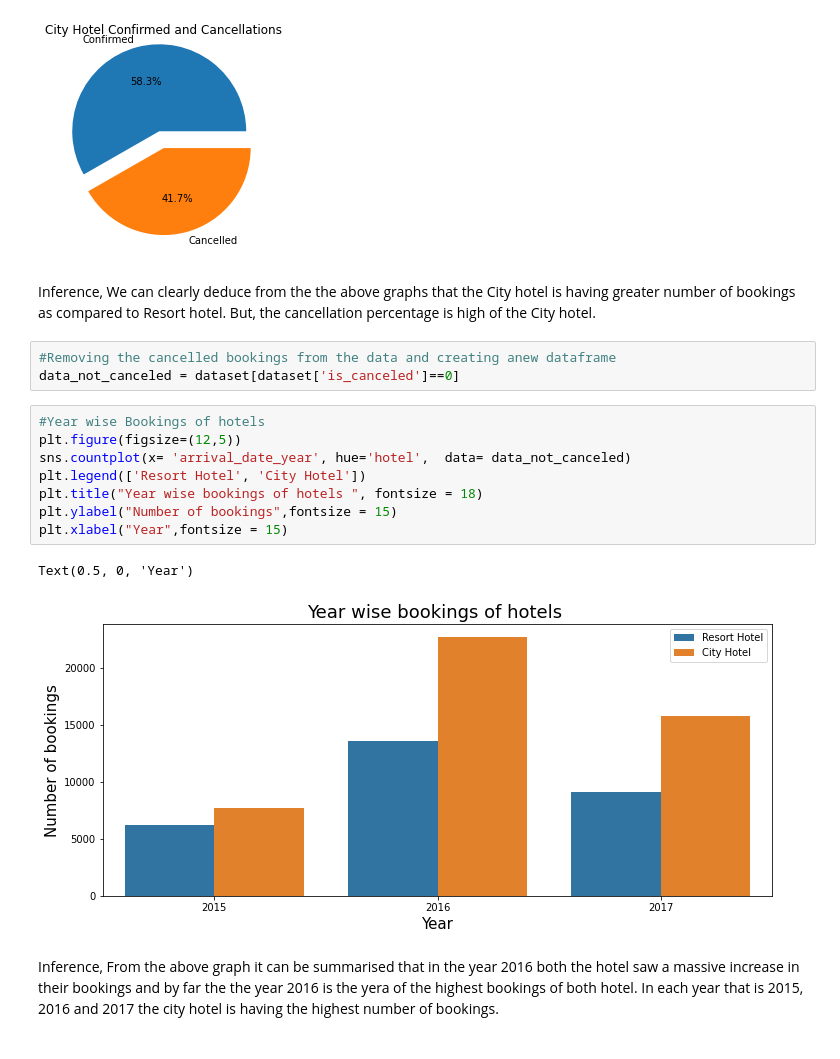
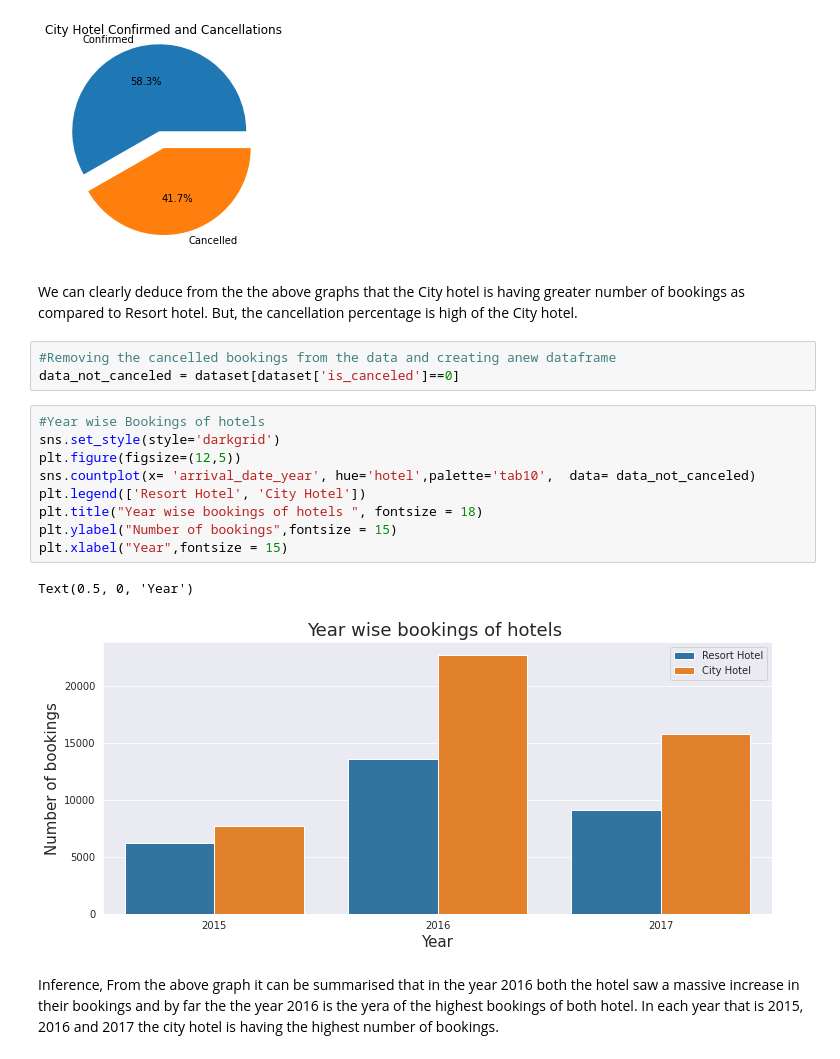
Before and after one commit to amanksharma23/EDA-Projects, a Jupyter notebook: Copy_of_Final_Hotel_Booking_Analysis_Capstone_Project.ipynb, the cells around one changed output. Saved outputs shown, nothing was run; the diff lists cells and outputs as text.

```diff
--- a/Copy_of_Final_Hotel_Booking_Analysis_Capstone_Project.ipynb
+++ b/Copy_of_Final_Hotel_Booking_Analysis_Capstone_Project.ipynb
@@ -277,22 +265,23 @@ city_hotel_checkin_cancel
 Name: is_canceled, dtype: int64
 [figure]
 # %% [markdown]
-Inference,
+
 We can clearly deduce from the the above graphs that the City hotel is having greater number of bookings as compared to Resort hotel. But, the cancellation percentage is high of the City hotel.
 # %%
 #Removing the cancelled bookings from the data and creating anew dataframe
 data_not_canceled = dataset[dataset['is_canceled']==0]
 # %%
 #Year wise Bookings of hotels
+sns.set_style(style='darkgrid')
 plt.figure(figsize=(12,5))
-sns.countplot(x= 'arrival_date_year', hue='hotel',  data= data_not_canceled)
+sns.countplot(x= 'arrival_date_year', hue='hotel',palette='tab10',  data= data_not_canceled)
 plt.legend(['Resort Hotel', 'City Hotel'])
 plt.title("Year wise bookings of hotels ", fontsize = 18)
 plt.ylabel("Number of bookings",fontsize = 15)
 plt.xlabel("Year",fontsize = 15)
 # %% [output]
 Text(0.5, 0, 'Year')
-[figure, old version]
+[figure, new version]
 # %% [markdown]
 Inference,
 From the above graph it can be summarised that in the year 2016 both the hotel saw a massive increase in their bookings and by far the the year 2016 is the yera of the highest bookings of both hotel. In each year that is 2015, 2016 and 2017 the city hotel is having the highest number of bookings.
```
Also changed, not shown: parts of 28 cells of this notebook.
